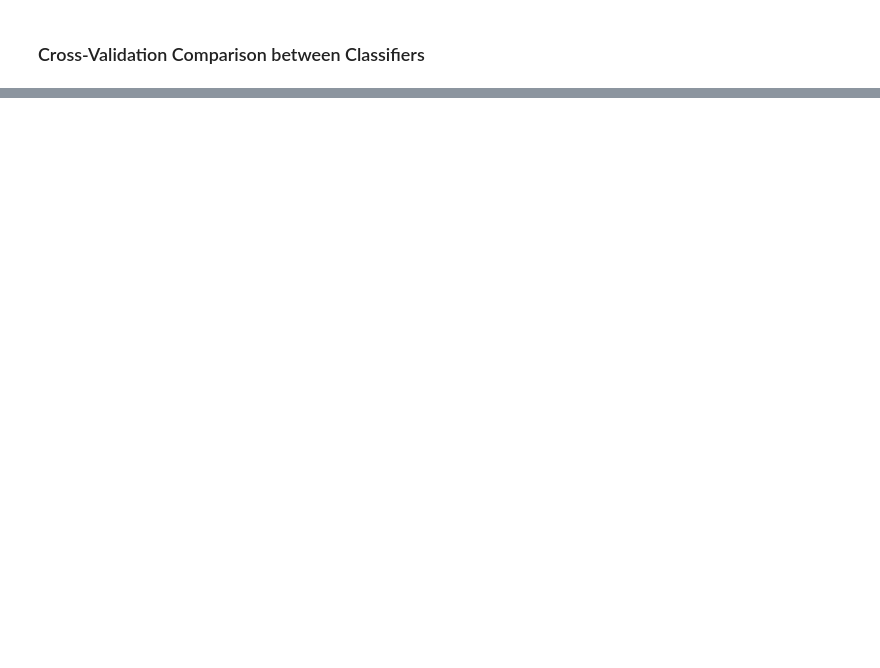
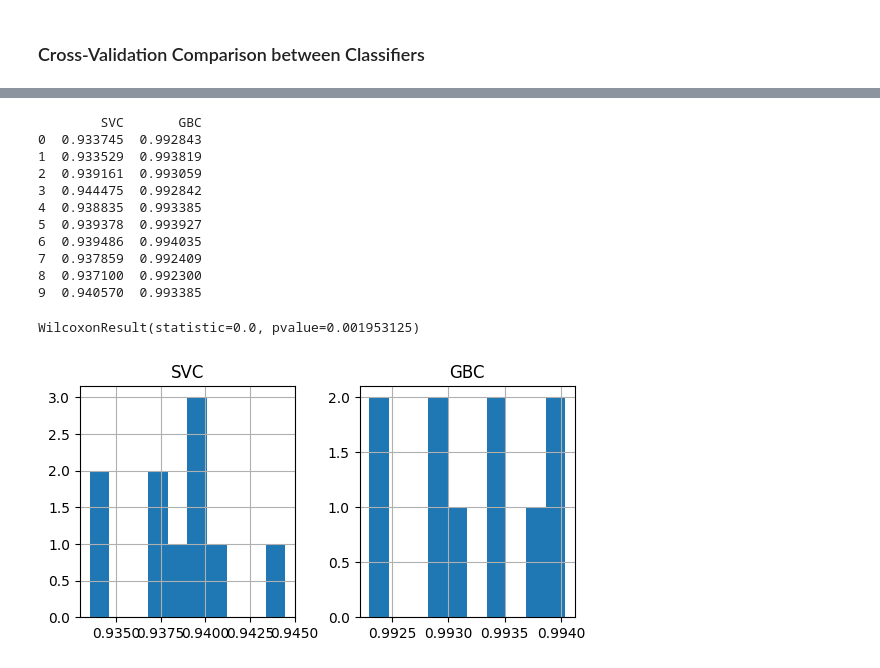
Before and after one commit to GPericone/Botnet-Detection-using-ML, a Jupyter notebook: project.ipynb, the cells around one changed output, grey strips where cells are left out. Cells and saved outputs as stored; diff of their text form; code cells hidden in the pictures; blank space fills up the shorter version.

```diff
--- a/project.ipynb
+++ b/project.ipynb
@@ -1254,0 +1290,23 @@ ValueError: The truth value of an array with more than one element is ambiguous.
+# %%
+accuracy2to2 = pd.DataFrame({'SVC':scores_svc['test_accuracy'],
+                             'GBC':scores_gbc['test_accuracy']})
+
+print(accuracy2to2)
+
+accuracy2to2.hist(layout = (1,3),figsize = (10,3))
+
+wilcoxon(accuracy2to2.SVC, accuracy2to2.GBC)
+# %% [output]
+        SVC       GBC
+0  0.933745  0.992843
+1  0.933529  0.993819
+2  0.939161  0.993059
+3  0.944475  0.992842
+4  0.938835  0.993385
+5  0.939378  0.993927
+6  0.939486  0.994035
+7  0.937859  0.992409
+8  0.937100  0.992300
+9  0.940570  0.993385
+WilcoxonResult(statistic=0.0, pvalue=0.001953125)
+[figure, added]
```
Also changed, not shown: parts of 15 cells of this notebook.
